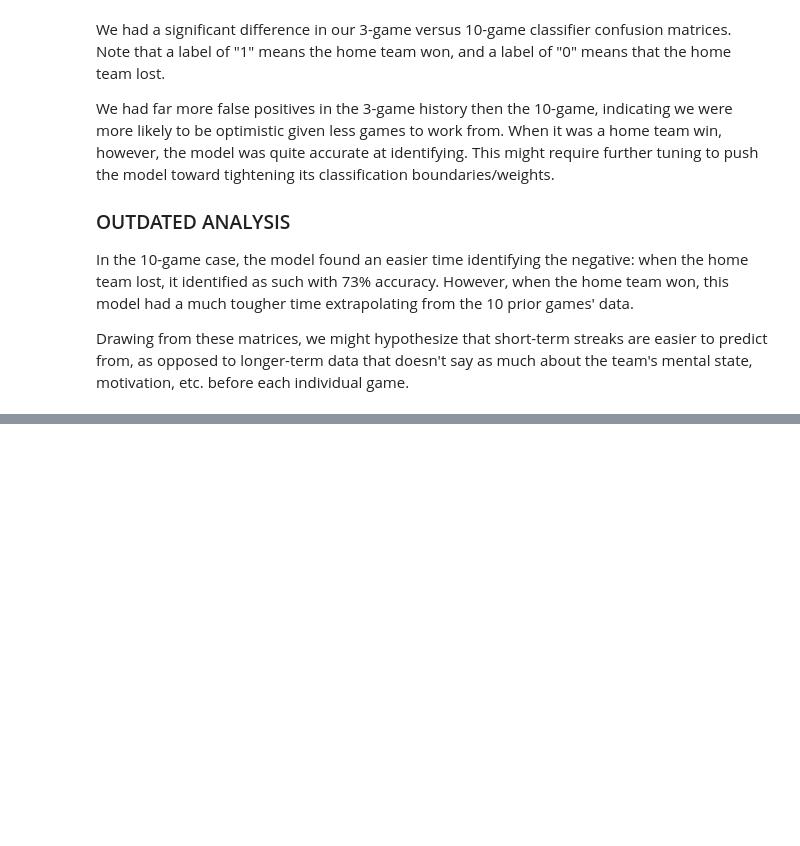
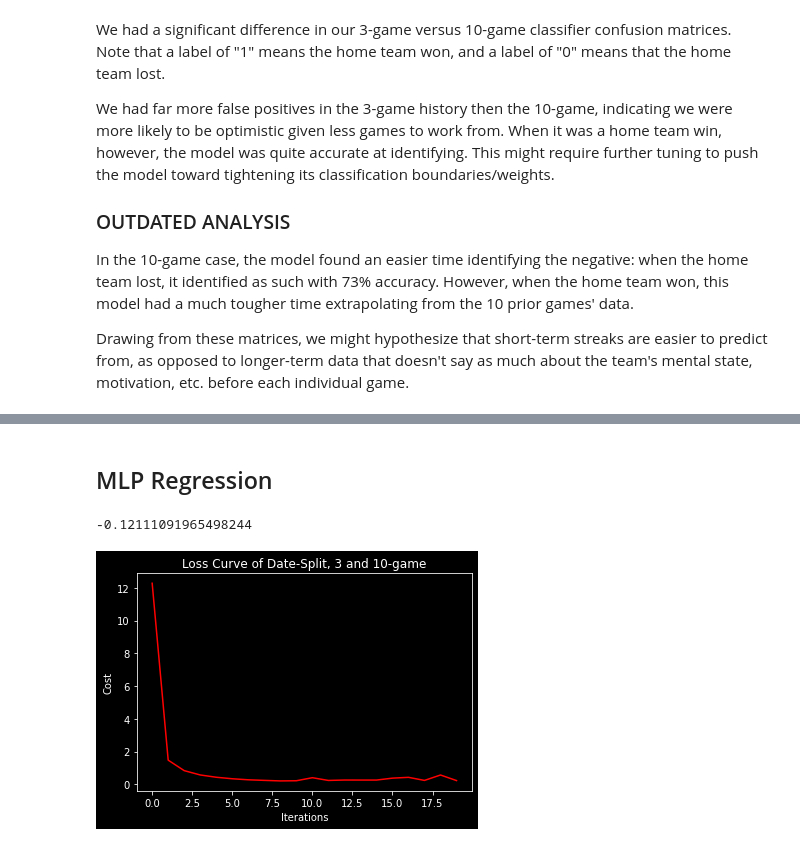
Before and after one commit to kstanfie/CMSC422-NBA, a Jupyter notebook: 422NBAlocal.ipynb, the cells around one changed output, grey strips where cells are left out. Cells and saved outputs as stored; diff of their text form; code cells hidden in the pictures; blank space fills up the shorter version.

Commit message:
adding date-split regression

```diff
--- a/422NBAlocal.ipynb
+++ b/422NBAlocal.ipynb
@@ -242,0 +297,15 @@ Drawing from these matrices, we might hypothesize that short-term streaks are ea
+# %%
+date_train = date_df[date_df['SEASON'] < 2018]
+date_test = date_df[date_df['SEASON'] >= 2018]
+# %%
+xdboth_train = date_train.loc[:, ~date_train.columns.isin(['HOME_TEAM_WINS'])]
+ydboth_train = date_train.loc[:, date_train.columns.isin(['HOME_TEAM_WINS'])]
+
+xdboth_test = date_test.loc[:, ~date_test.columns.isin(['HOME_TEAM_WINS'])]
+ydboth_test = date_test.loc[:, date_test.columns.isin(['HOME_TEAM_WINS'])]
+# %% [markdown]
+## MLP Regression
+# %%
+dateboth_regress = neural_network.MLPRegressor()
+dateboth_regress.fit(xdboth_train, np.ravel(ydboth_train))
+dateboth_predicted = dateboth_regress.predict(xdboth_test)
@@ -242,0 +316,17 @@ Drawing from these matrices, we might hypothesize that short-term streaks are ea
+# %%
+1 - dateboth_loss
+# %% [output]
+-0.12111091965498244
+# %%
+plt.style.use('dark_background')
+g10_line, = plt.plot(dateboth_regress.loss_curve_, color='r')
+#g3_line, = plt.plot(g3_regress.loss_curve_, color='b')
+plt.title("Loss Curve of Date-Split, 3 and 10-game")
+plt.xlabel('Iterations')
+plt.ylabel('Cost')
+#g10_line.set_label("10-Game History")
+#g3_line.set_label("3-Game History")
+#plt.legend()
+plt.show()
+# %% [output]
+[figure, added]
```
Also changed, not shown: parts of 16 cells of this notebook.
